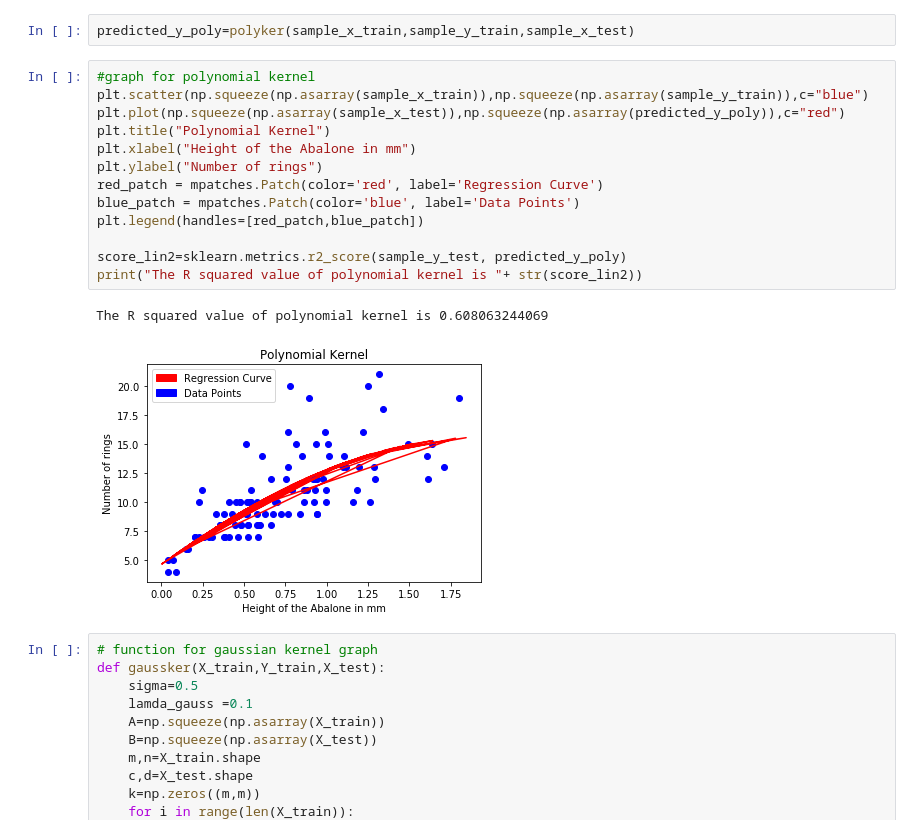
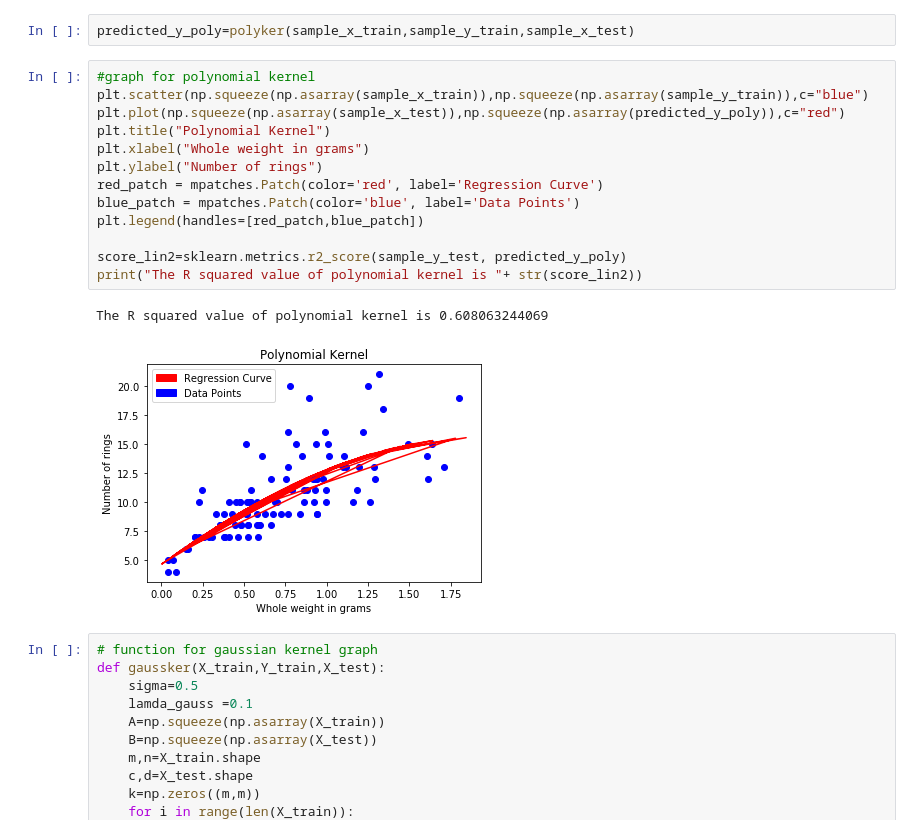
Before and after one commit to arpitharajanna/Machine_Learning, a Jupyter notebook: Kernelised Ridge Regression/KERNELISED RIDGE REGRESSION.ipynb, the cells around one changed output. Drawn from its saved outputs; the diff is of its cells as text.

```diff
--- a/Kernelised Ridge Regression/KERNELISED RIDGE REGRESSION.ipynb
+++ b/Kernelised Ridge Regression/KERNELISED RIDGE REGRESSION.ipynb
@@ -428,19 +428,19 @@ predicted_y_poly=polyker(sample_x_train,sample_y_train,sample_x_test)
 # %%
 #graph for polynomial kernel
 plt.scatter(np.squeeze(np.asarray(sample_x_train)),np.squeeze(np.asarray(sample_y_train)),c="blue")
 plt.plot(np.squeeze(np.asarray(sample_x_test)),np.squeeze(np.asarray(predicted_y_poly)),c="red")
 plt.title("Polynomial Kernel")
-plt.xlabel("Height of the Abalone in mm")
+plt.xlabel("Whole weight in grams")
 plt.ylabel("Number of rings")
 red_patch = mpatches.Patch(color='red', label='Regression Curve')
 blue_patch = mpatches.Patch(color='blue', label='Data Points')
 plt.legend(handles=[red_patch,blue_patch])
 
 score_lin2=sklearn.metrics.r2_score(sample_y_test, predicted_y_poly)
 print("The R squared value of polynomial kernel is "+ str(score_lin2))
 # %% [output]
 The R squared value of polynomial kernel is 0.608063244069
-[figure, old version]
+[figure, new version]
 # %%
 # function for gaussian kernel graph
 def gaussker(X_train,Y_train,X_test):
```
Also changed, not shown: parts of 2 cells of this notebook.
